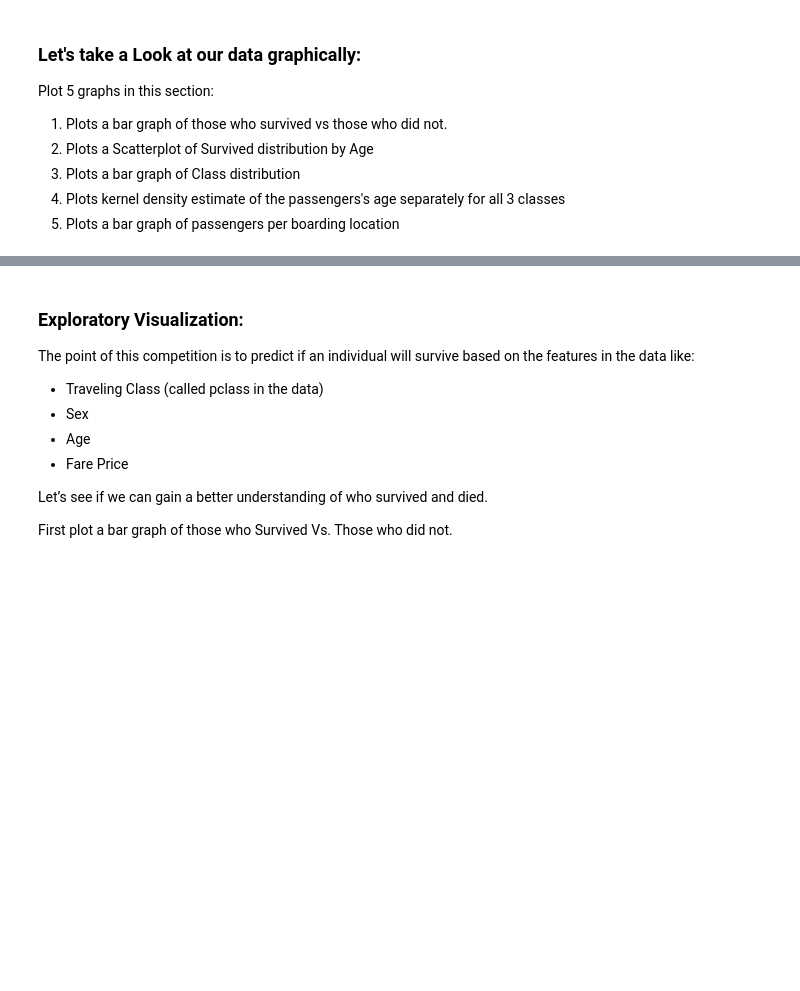
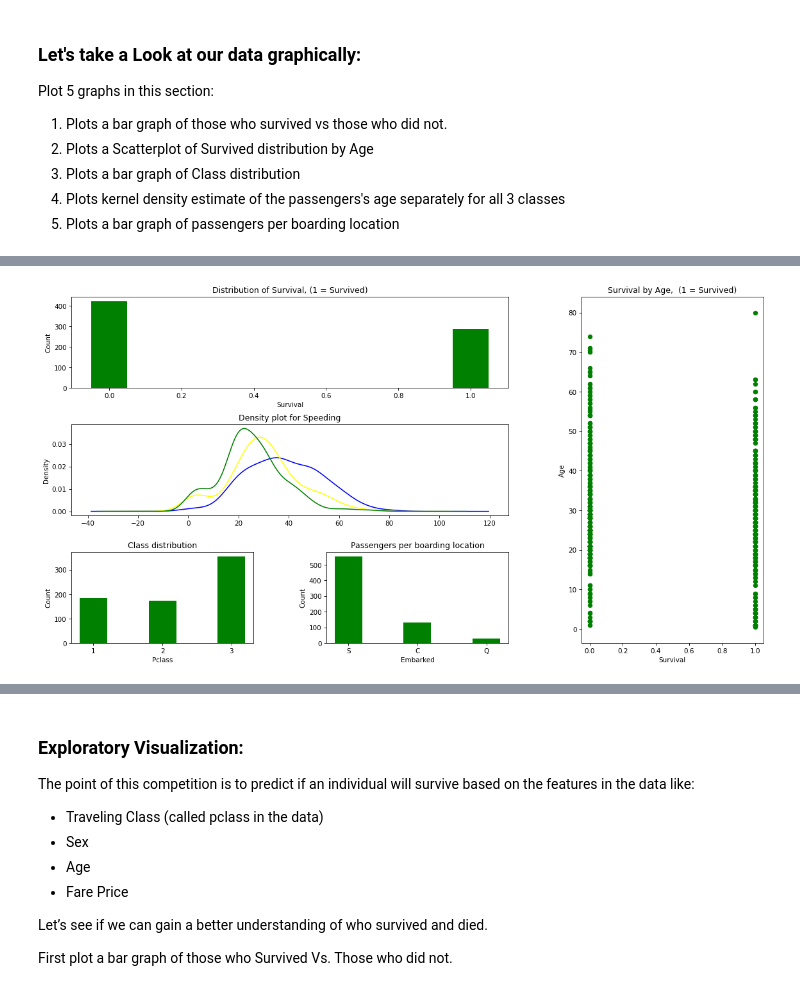
Before and after one commit to srk-practicum/2022-knu-yolo, a Jupyter notebook: Tasks/task1/Titanic_template.ipynb, the cells around one changed output, grey strips where cells are left out. Saved outputs shown, nothing was run; the diff lists cells and outputs as text; code cells hidden in the pictures; blank space fills up the shorter version.

```diff
--- a/Tasks/task1/Titanic_template.ipynb
+++ b/Tasks/task1/Titanic_template.ipynb
@@ -38,6 +38,8 @@ from sklearn.ensemble import RandomForestClassifier
 # %% [markdown]
 ### Data Handling
 #### Read data (training set) in using pandas:
+# %%
+df = pd.read_csv("train.csv")
 # %% [markdown]
 Show an overview of our data:
 # %%
@@ -71,0 +88,4 @@ Now we have a clean and tidy dataset that is ready for analysis.
+# %%
+# Remove NaN values
+df.dropna(inplace=True)
+df
@@ -116,0 +141,60 @@ plt.title("Passengers per boarding location")
+# %%
+bebra = df['Embarked'].value_counts()
+_data = {'Embarked_': ["S","C","Q"],
+        'Count': bebra}
+df2 = pd.DataFrame(_data, columns= ["Embarked_","Count"])
+# %%
+survived = df['Survived'].value_counts()
+# %%
+#matplotlib
+
+fig = plt.figure(figsize=(18,9), dpi=75)
+alpha=alpha_scatterplot = 0.2
+alpha_bar_chart = 0.55
+
+#Plots a bar graph of those who survived vs those who did not.
+ax1 = plt.subplot2grid((3, 3), (0, 0), colspan=2)
+plt.xlabel("Survival")
+plt.ylabel("Count")
+plt.title("Distribution of Survival, (1 = Survived)")
+plt.bar([0,1], survived, color ='green', width = 0.1)
+
+#Plots a Scatterplot of Survived distribution by Age
+ax2 = plt.subplot2grid((3, 3), (0, 2), rowspan=3)
+plt.title("Survival by Age,  (1 = Survived)")
+plt.xlabel("Survival")
+plt.ylabel("Age")
+ax2.scatter(df["Survived"], df["Age"], color='green')
+
+#Plots kernel density estimate of the passengers age separately for all 3 classes
+ax3 = plt.subplot2grid((3, 3), (1, 0), colspan=2)
+plt.title("Age Distribution within classes")
+df.loc[df['Pclass'] == 1].Age.plot.density(color='Blue')
+df.loc[df['Pclass'] == 2].Age.plot.density(color='Yellow')
+df.loc[df['Pclass'] == 3].Age.plot.density(color='Green')
+plt.title('Density plot for Speeding')
+
+#Plots a bar graph of Class distribution
+ax4 = plt.subplot2grid((3, 3), (2, 0))
+plt.title('Class distribution')
+plt.xlabel('Pclass')
+plt.ylabel('Count')
+plt.bar(df1['Pclass_'], df1['Count'], color="green", width = 0.4)
+
+#Plots a bar graph of passengers per boarding location
+ax5 = plt.subplot2grid((3, 3), (2, 1) )
+plt.title("Passengers per boarding location")
+plt.xlabel("Embarked")
+plt.ylabel("Count")
+plt.bar(df2['Embarked_'],df2['Count'], color ='green', width = 0.4)
+
+plt.subplots_adjust(left=0.1,
+                    bottom=0.1,
+                    right=0.9,
+                    top=0.9,
+                    wspace=0.4,
+                    hspace=0.4)
+
+plt.show()
+# %% [output]
+[figure, added]
```
Also changed, not shown: parts of 24 cells of this notebook.
